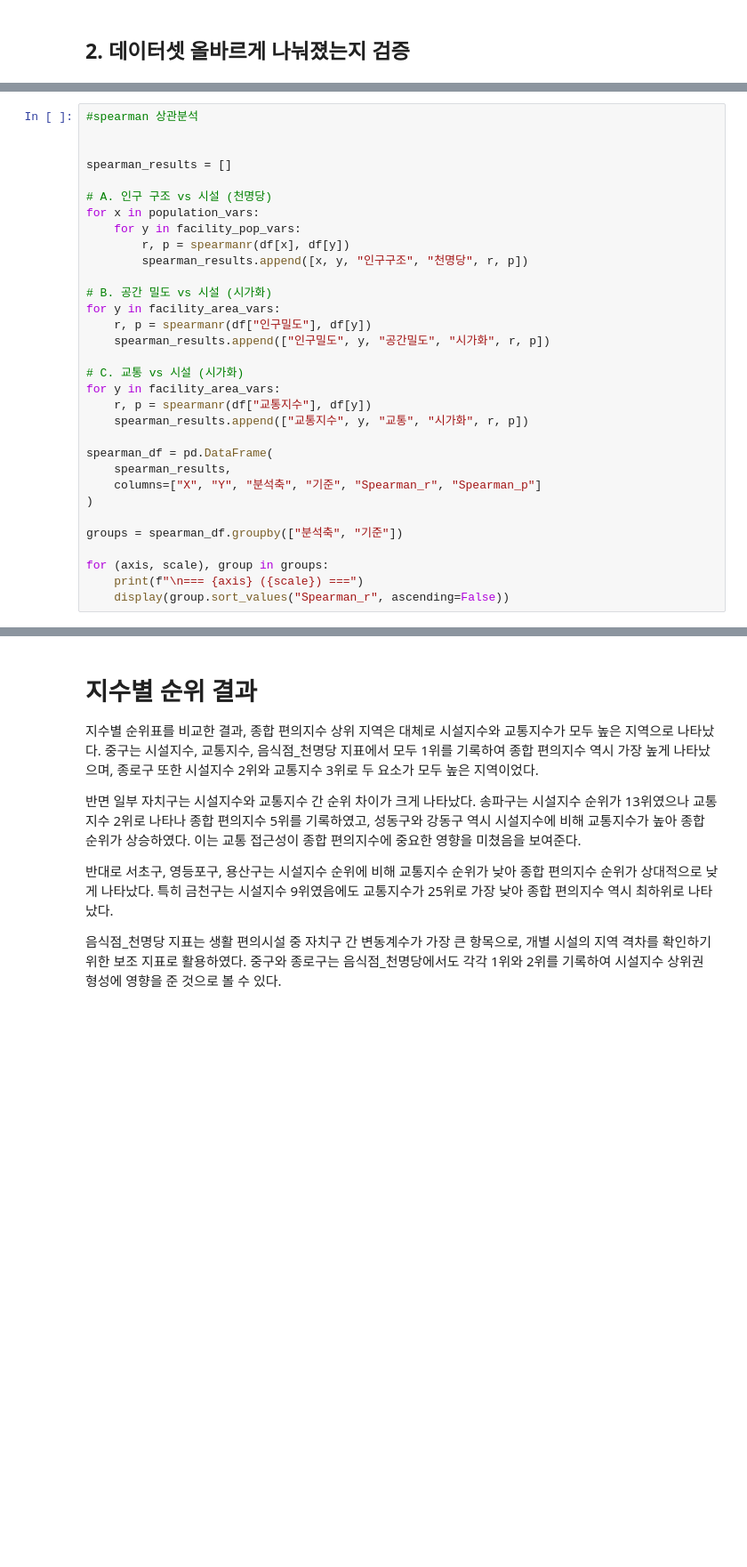
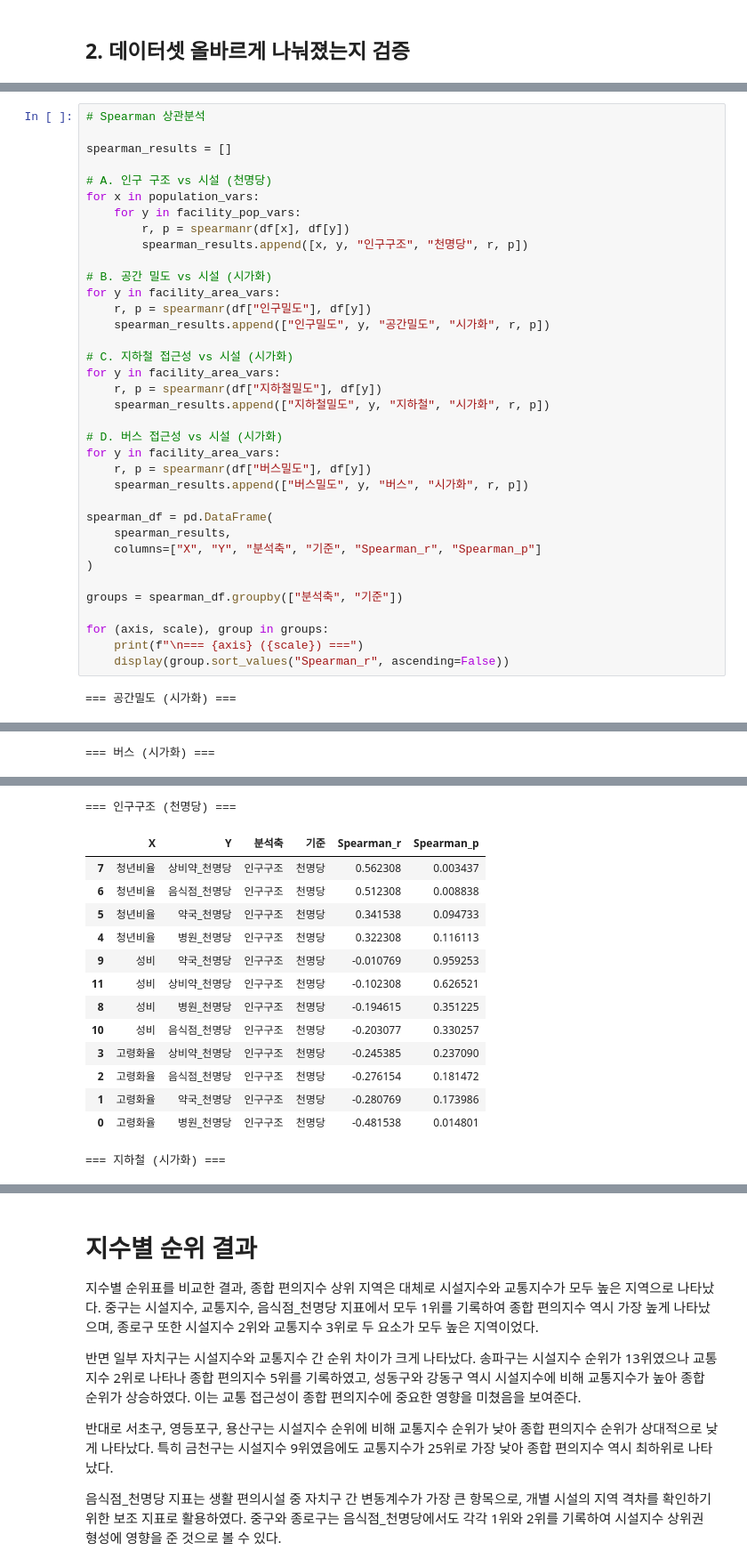
Before and after one commit to JiunShin1214/Social_Project, a Jupyter notebook: Social_project.ipynb, the cells around one changed output, grey strips where cells are left out. Shown at 89% size. Saved outputs shown, nothing was run; the diff lists cells and outputs as text; blank space fills up the shorter version.

```diff
--- a/Social_project.ipynb
+++ b/Social_project.ipynb
@@ -665,6 +1048,5 @@ for (axis, scale), group in groups:
 # %%
-#spearman 상관분석
-
+# Spearman 상관분석
 
 spearman_results = []
 
@@ -679,10 +1061,15 @@ for y in facility_area_vars:
     r, p = spearmanr(df["인구밀도"], df[y])
     spearman_results.append(["인구밀도", y, "공간밀도", "시가화", r, p])
 
-# C. 교통 vs 시설 (시가화)
+# C. 지하철 접근성 vs 시설 (시가화)
 for y in facility_area_vars:
-    r, p = spearmanr(df["교통지수"], df[y])
-    spearman_results.append(["교통지수", y, "교통", "시가화", r, p])
+    r, p = spearmanr(df["지하철밀도"], df[y])
+    spearman_results.append(["지하철밀도", y, "지하철", "시가화", r, p])
+
+# D. 버스 접근성 vs 시설 (시가화)
+for y in facility_area_vars:
+    r, p = spearmanr(df["버스밀도"], df[y])
+    spearman_results.append(["버스밀도", y, "버스", "시가화", r, p])
 
 spearman_df = pd.DataFrame(
     spearman_results,
@@ -694,3 +1081,5 @@ groups = spearman_df.groupby(["분석축", "기준"])
 for (axis, scale), group in groups:
     print(f"\n=== {axis} ({scale}) ===")
     display(group.sort_values("Spearman_r", ascending=False))
+# %% [output]
+=== 공간밀도 (시가화) ===
@@ -696,0 +1091 @@ for (axis, scale), group in groups:
+=== 버스 (시가화) ===
@@ -696,0 +1097,15 @@ for (axis, scale), group in groups:
+=== 인구구조 (천명당) ===
+|  | X | Y | 분석축 | 기준 | Spearman_r | Spearman_p |
+| 7 | 청년비율 | 상비약_천명당 | 인구구조 | 천명당 | 0.562308 | 0.003437 |
+| 6 | 청년비율 | 음식점_천명당 | 인구구조 | 천명당 | 0.512308 | 0.008838 |
+| 5 | 청년비율 | 약국_천명당 | 인구구조 | 천명당 | 0.341538 | 0.094733 |
+| 4 | 청년비율 | 병원_천명당 | 인구구조 | 천명당 | 0.322308 | 0.116113 |
+| 9 | 성비 | 약국_천명당 | 인구구조 | 천명당 | -0.010769 | 0.959253 |
+| 11 | 성비 | 상비약_천명당 | 인구구조 | 천명당 | -0.102308 | 0.626521 |
+| 8 | 성비 | 병원_천명당 | 인구구조 | 천명당 | -0.194615 | 0.351225 |
+| 10 | 성비 | 음식점_천명당 | 인구구조 | 천명당 | -0.203077 | 0.330257 |
+| 3 | 고령화율 | 상비약_천명당 | 인구구조 | 천명당 | -0.245385 | 0.237090 |
+| 2 | 고령화율 | 음식점_천명당 | 인구구조 | 천명당 | -0.276154 | 0.181472 |
+| 1 | 고령화율 | 약국_천명당 | 인구구조 | 천명당 | -0.280769 | 0.173986 |
+| 0 | 고령화율 | 병원_천명당 | 인구구조 | 천명당 | -0.481538 | 0.014801 |
+=== 지하철 (시가화) ===
```
Also changed, not shown: parts of 36 cells of this notebook, 1 other file.
